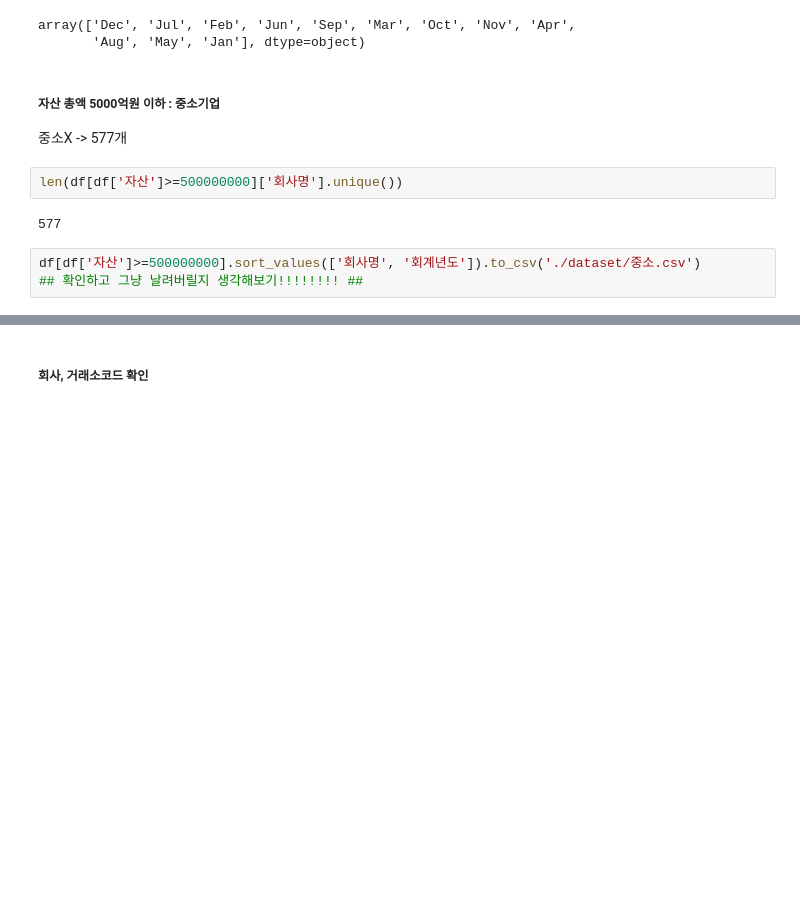
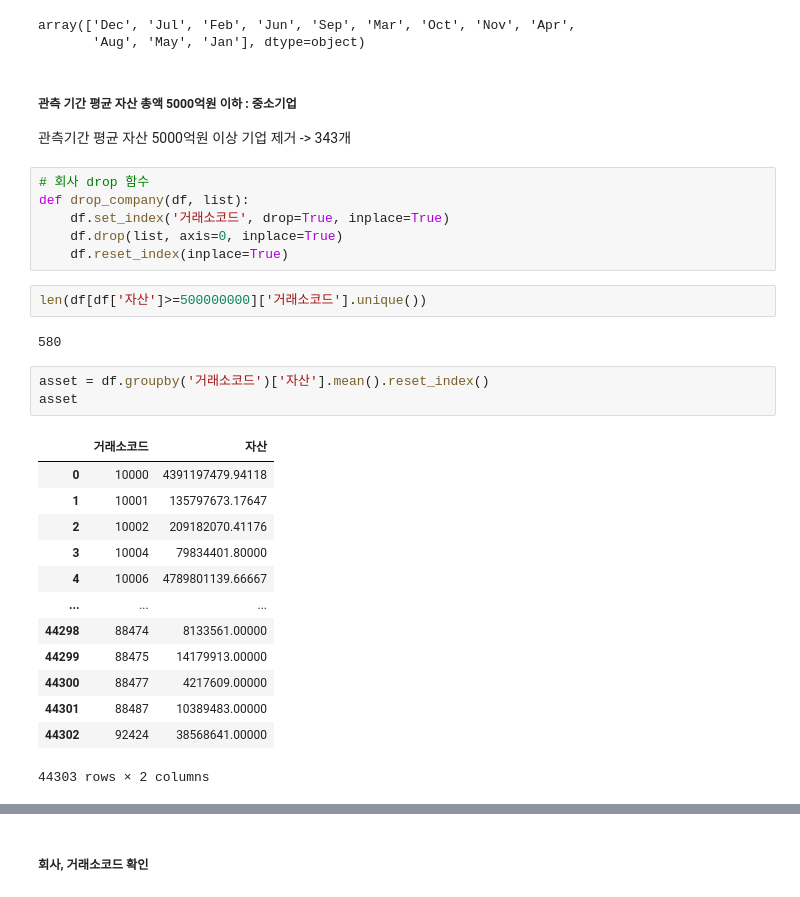
Before and after one commit to skynnn/TAVE-Prediction-Model-for-Insolvent-Companies, a Jupyter notebook: 전처리.ipynb, the cells around one changed output, grey strips where cells are left out. Drawn from its saved outputs; the diff is of its cells as text; blank space fills up the shorter version.

Commit message:
Feat: 평균자산 5000억원 이상 기업 제거(중소기업 기준)

```diff
--- a/전처리.ipynb
+++ b/전처리.ipynb
@@ -220,13 +235,33 @@ df['회계월'].unique()
 array(['Dec', 'Jul', 'Feb', 'Jun', 'Sep', 'Mar', 'Oct', 'Nov', 'Apr',
        'Aug', 'May', 'Jan'], dtype=object)
 # %% [markdown]
-##### 자산 총액 5000억원 이하 : 중소기업
+##### 관측 기간 평균 자산 총액 5000억원 이하 : 중소기업
 
-중소X -> 577개
+관측기간 평균 자산 5000억원 이상 기업 제거 -> 343개
+# %%
+# 회사 drop 함수
+def drop_company(df, list):
+    df.set_index('거래소코드', drop=True, inplace=True)
+    df.drop(list, axis=0, inplace=True)
+    df.reset_index(inplace=True)
 # %%
-len(df[df['자산']>=500000000]['회사명'].unique())
+len(df[df['자산']>=500000000]['거래소코드'].unique())
 # %% [output]
-577
+580
-# %%
-df[df['자산']>=500000000].sort_values(['회사명', '회계년도']).to_csv('./dataset/중소.csv')
-## 확인하고 그냥 날려버릴지 생각해보기!!!!!!!! ##
+# %%
+asset = df.groupby('거래소코드')['자산'].mean().reset_index()
+asset
+# %% [output]
+|  | 거래소코드 | 자산 |
+| 0 | 10000 | 4391197479.94118 |
+| 1 | 10001 | 135797673.17647 |
+| 2 | 10002 | 209182070.41176 |
+| 3 | 10004 | 79834401.80000 |
+| 4 | 10006 | 4789801139.66667 |
+| ... | ... | ... |
+| 44298 | 88474 | 8133561.00000 |
+| 44299 | 88475 | 14179913.00000 |
+| 44300 | 88477 | 4217609.00000 |
+| 44301 | 88487 | 10389483.00000 |
+| 44302 | 92424 | 38568641.00000 |
+44303 rows × 2 columns
```
Also changed, not shown: parts of 11 cells of this notebook, 3 other files.
